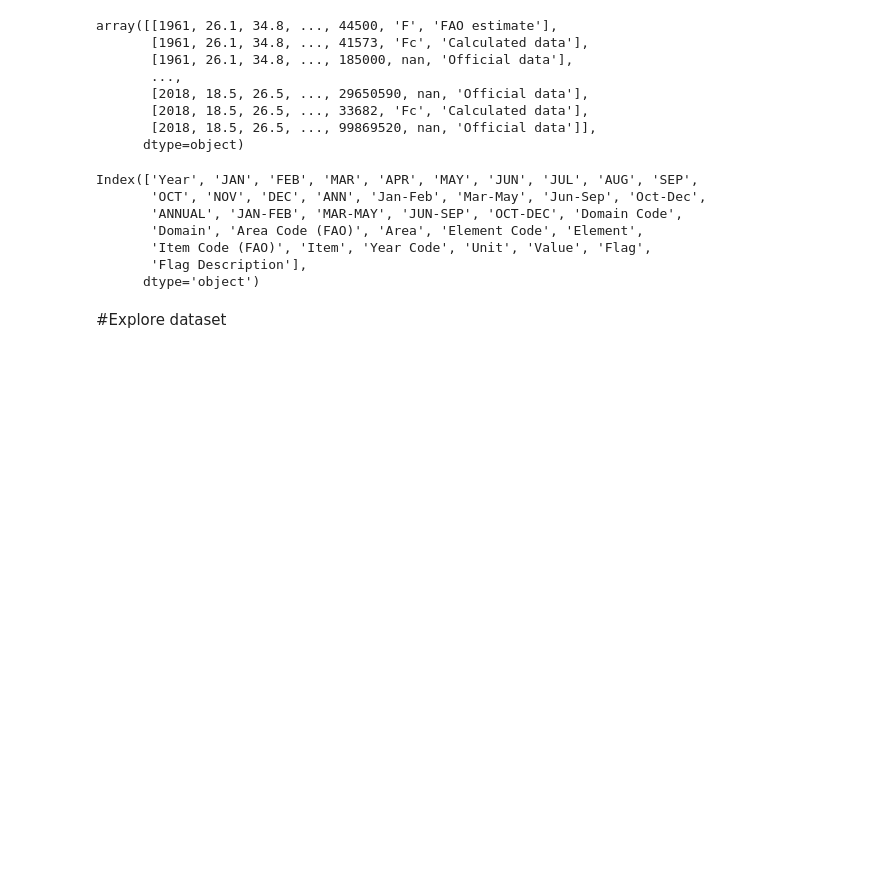
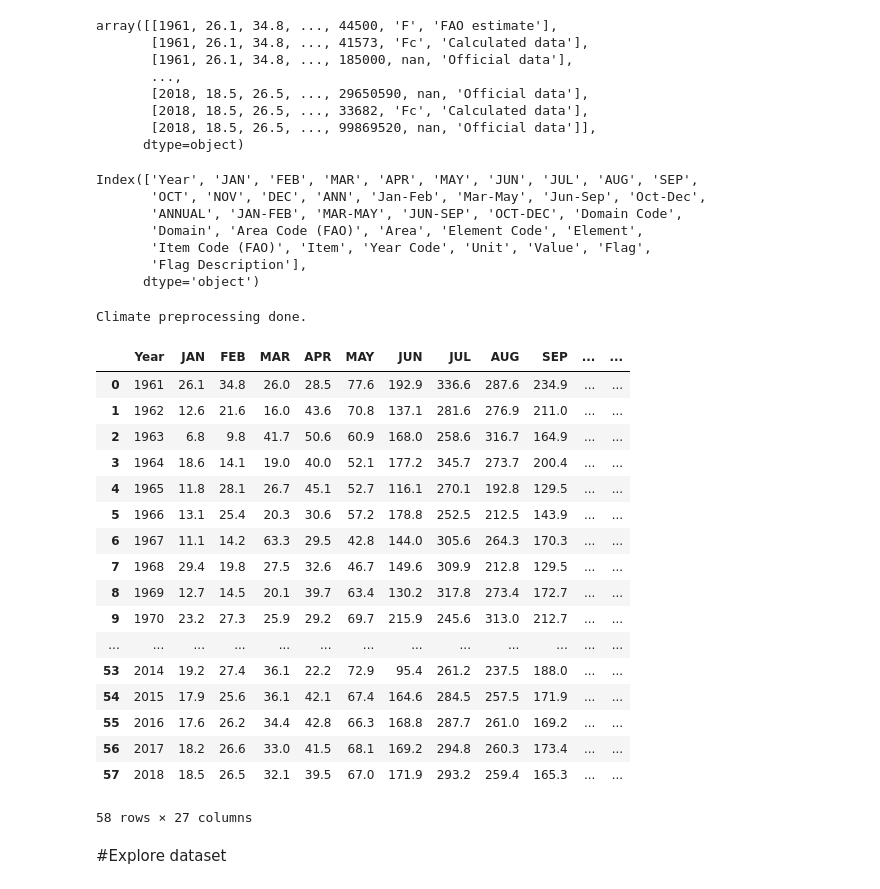
Before and after one commit to sandeepa-ukr/AI-Based-Crop-Predection, a Jupyter notebook: untitled.ipynb, the cells around one changed output. Cells and saved outputs as stored; diff of their text form; code cells hidden in the pictures; blank space fills up the shorter version.

```diff
--- a/untitled.ipynb
+++ b/untitled.ipynb
@@ -231,6 +210,43 @@ Index(['Year', 'JAN', 'FEB', 'MAR', 'APR', 'MAY', 'JUN', 'JUL', 'AUG', 'SEP',
        'Item Code (FAO)', 'Item', 'Year Code', 'Unit', 'Value', 'Flag',
        'Flag Description'],
       dtype='object')
+# %%
+# compute seasonal aggregates if not present
+if 'winter_avg' not in climate_df.columns:
+    # winter defined here as DEC (prev), JAN, FEB — approximation using available DEC/JAN/FEB
+    # Because DEC previous-year isn't directly available per-row, we compute seasonal proxies as mean of DJF where available
+    climate_df['winter_avg'] = climate_df[['DEC', 'JAN', 'FEB']].mean(axis=1)
+if 'summer_avg' not in climate_df.columns:
+    climate_df['summer_avg'] = climate_df[['MAR', 'APR', 'MAY']].mean(axis=1)
+if 'monsoon_avg' not in climate_df.columns:
+    climate_df['monsoon_avg'] = climate_df[['JUN', 'JUL', 'AUG', 'SEP']].mean(axis=1)
+
+climate_df['climate_std'] = climate_df[['JAN','FEB','MAR','APR','MAY','JUN','JUL','AUG','SEP','OCT','NOV','DEC']].std(axis=1)
+
+print("Climate preprocessing done.")
+# %% [output]
+Climate preprocessing done.
+# %%
+climate_df
+# %% [output]
+|  | Year | JAN | FEB | MAR | APR | MAY | JUN | JUL | AUG | SEP | ... | ... |
+| 0 | 1961 | 26.1 | 34.8 | 26.0 | 28.5 | 77.6 | 192.9 | 336.6 | 287.6 | 234.9 | ... | ... |
+| 1 | 1962 | 12.6 | 21.6 | 16.0 | 43.6 | 70.8 | 137.1 | 281.6 | 276.9 | 211.0 | ... | ... |
+| 2 | 1963 | 6.8 | 9.8 | 41.7 | 50.6 | 60.9 | 168.0 | 258.6 | 316.7 | 164.9 | ... | ... |
+| 3 | 1964 | 18.6 | 14.1 | 19.0 | 40.0 | 52.1 | 177.2 | 345.7 | 273.7 | 200.4 | ... | ... |
+| 4 | 1965 | 11.8 | 28.1 | 26.7 | 45.1 | 52.7 | 116.1 | 270.1 | 192.8 | 129.5 | ... | ... |
+| 5 | 1966 | 13.1 | 25.4 | 20.3 | 30.6 | 57.2 | 178.8 | 252.5 | 212.5 | 143.9 | ... | ... |
+| 6 | 1967 | 11.1 | 14.2 | 63.3 | 29.5 | 42.8 | 144.0 | 305.6 | 264.3 | 170.3 | ... | ... |
+| 7 | 1968 | 29.4 | 19.8 | 27.5 | 32.6 | 46.7 | 149.6 | 309.9 | 212.8 | 129.5 | ... | ... |
+| 8 | 1969 | 12.7 | 14.5 | 20.1 | 39.7 | 63.4 | 130.2 | 317.8 | 273.4 | 172.7 | ... | ... |
+| 9 | 1970 | 23.2 | 27.3 | 25.9 | 29.2 | 69.7 | 215.9 | 245.6 | 313.0 | 212.7 | ... | ... |
+| ... | ... | ... | ... | ... | ... | ... | ... | ... | ... | ... | ... | ... |
+| 53 | 2014 | 19.2 | 27.4 | 36.1 | 22.2 | 72.9 | 95.4 | 261.2 | 237.5 | 188.0 | ... | ... |
+| 54 | 2015 | 17.9 | 25.6 | 36.1 | 42.1 | 67.4 | 164.6 | 284.5 | 257.5 | 171.9 | ... | ... |
+| 55 | 2016 | 17.6 | 26.2 | 34.4 | 42.8 | 66.3 | 168.8 | 287.7 | 261.0 | 169.2 | ... | ... |
+| 56 | 2017 | 18.2 | 26.6 | 33.0 | 41.5 | 68.1 | 169.2 | 294.8 | 260.3 | 173.4 | ... | ... |
+| 57 | 2018 | 18.5 | 26.5 | 32.1 | 39.5 | 67.0 | 171.9 | 293.2 | 259.4 | 165.3 | ... | ... |
+58 rows × 27 columns
 # %% [markdown]
 #Explore dataset
 # %%
```
Also changed, not shown: parts of 35 cells of this notebook.
